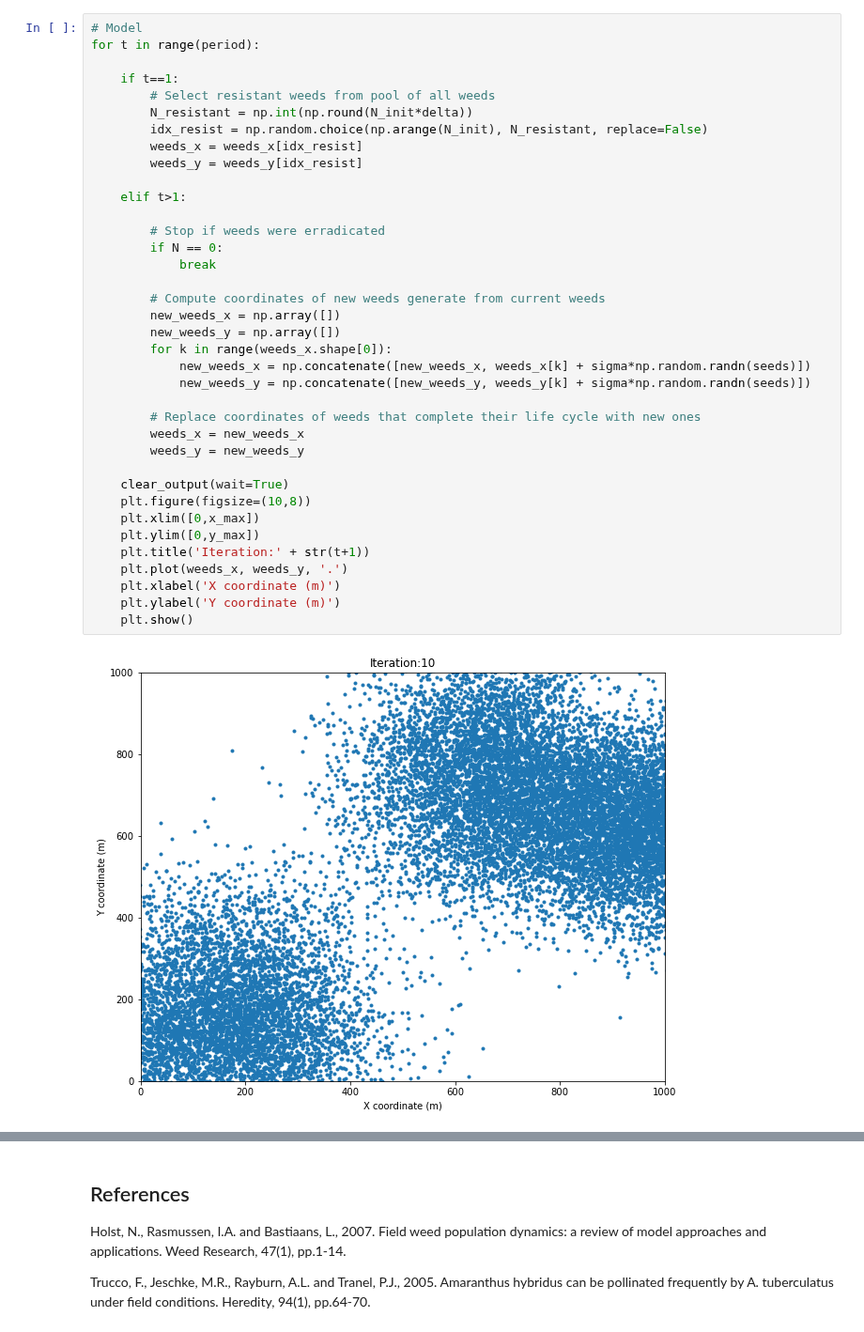
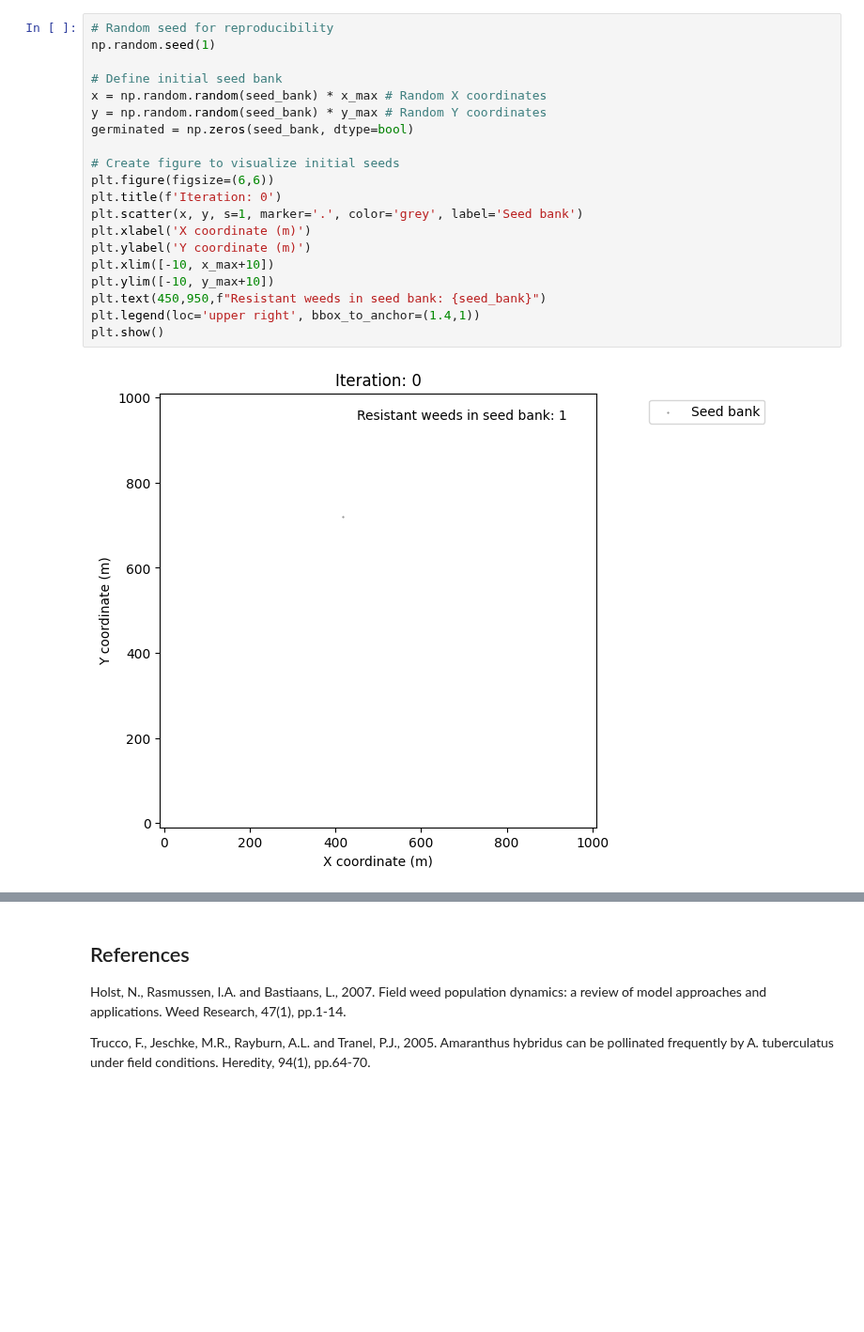
Before and after one commit to soilwater/pynotes-agriscience, a Jupyter notebook: exercises/weed_population.ipynb, the cells around one changed output, grey strips where cells are left out. Shown at 94% size. Cells and saved outputs as stored; diff of their text form; blank space fills up the shorter version.

```diff
--- a/exercises/weed_population.ipynb
+++ b/exercises/weed_population.ipynb
@@ -36,39 +34,22 @@ sigma = 50 # meters
-# %%
-# Model
-for t in range(period):
-
-    if t==1:
-        # Select resistant weeds from pool of all weeds
-        N_resistant = np.int(np.round(N_init*delta))
-        idx_resist = np.random.choice(np.arange(N_init), N_resistant, replace=False)
-        weeds_x = weeds_x[idx_resist]
-        weeds_y = weeds_y[idx_resist]
-
-    elif t>1:
-
-        # Stop if weeds were erradicated
-        if N == 0:
-            break
-
-        # Compute coordinates of new weeds generate from current weeds
-        new_weeds_x = np.array([])
-        new_weeds_y = np.array([])
-        for k in range(weeds_x.shape[0]):
-            new_weeds_x = np.concatenate([new_weeds_x, weeds_x[k] + sigma*np.random.randn(seeds)])
-            new_weeds_y = np.concatenate([new_weeds_y, weeds_y[k] + sigma*np.random.randn(seeds)])
-
-        # Replace coordinates of weeds that complete their life cycle with new ones
-        weeds_x = new_weeds_x
-        weeds_y = new_weeds_y
-
-    clear_output(wait=True)
-    plt.figure(figsize=(10,8))
-    plt.xlim([0,x_max])
-    plt.ylim([0,y_max])
-    plt.title('Iteration:' + str(t+1))
-    plt.plot(weeds_x, weeds_y, '.')
-    plt.xlabel('X coordinate (m)')
-    plt.ylabel('Y coordinate (m)')
-    plt.show()
-# %% [output]
-[figure, removed]
+# %%
+# Random seed for reproducibility
+np.random.seed(1)
+
+# Define initial seed bank
+x = np.random.random(seed_bank) * x_max # Random X coordinates
+y = np.random.random(seed_bank) * y_max # Random Y coordinates
+germinated = np.zeros(seed_bank, dtype=bool)
+
+# Create figure to visualize initial seeds
+plt.figure(figsize=(6,6))
+plt.title(f'Iteration: 0')
+plt.scatter(x, y, s=1, marker='.', color='grey', label='Seed bank')
+plt.xlabel('X coordinate (m)')
+plt.ylabel('Y coordinate (m)')
+plt.xlim([-10, x_max+10])
+plt.ylim([-10, y_max+10])
+plt.text(450,950,f"Resistant weeds in seed bank: {seed_bank}")
+plt.legend(loc='upper right', bbox_to_anchor=(1.4,1))
+plt.show()
+# %% [output]
+[figure, added]
```
Also changed, not shown: parts of 5 cells of this notebook, 7 other files.
